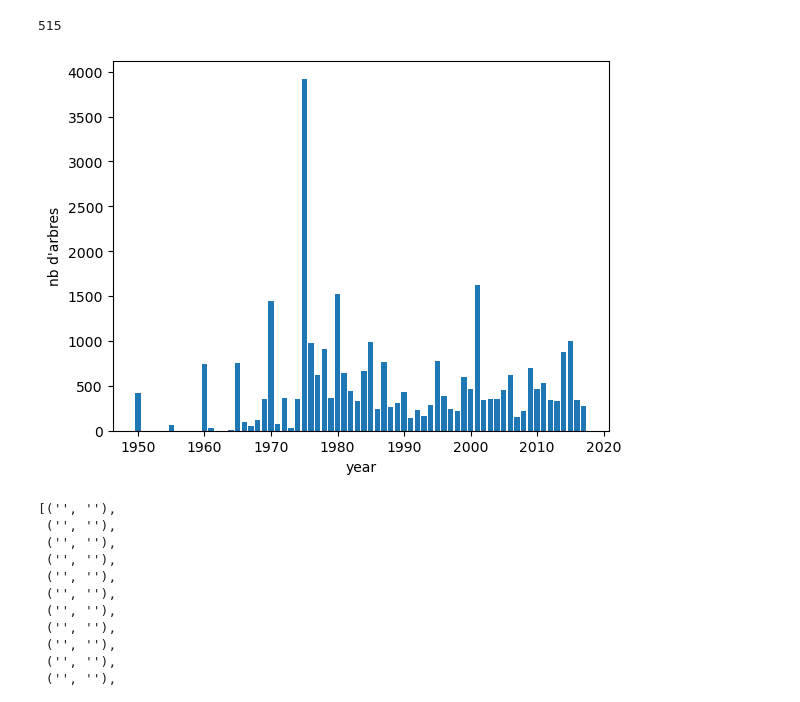
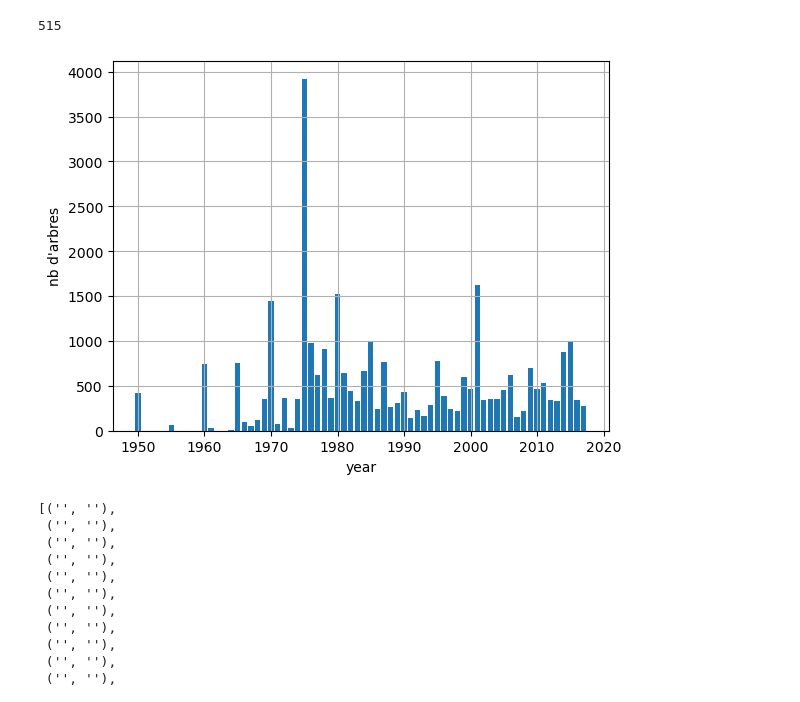
Before and after one commit to rabihkazma/jupyter_git, a Jupyter notebook: I_arbres.ipynb, the cells around one changed output. Drawn from its saved outputs; the diff is of its cells as text; code cells hidden in the pictures.

```diff
--- a/I_arbres.ipynb
+++ b/I_arbres.ipynb
@@ -206,15 +206,16 @@ compte_arbre_vide
 # %%
 
 import matplotlib.pyplot as plt
 x=dico_anne.keys()
 y=dico_anne.values()
 
 plt.xlabel('year')
 plt.ylabel("""nb d'arbres""")
 plt.bar(x,y)
+plt.grid()
 plt.show()
 # %% [output]
-[figure, old version]
+[figure, new version]
 # %%
 liste_sorted_anne_genre_botanique=sorted(liste_anne_genre_botanique, key=lambda x: x[0])
 liste_sorted_anne_genre_botanique
```
